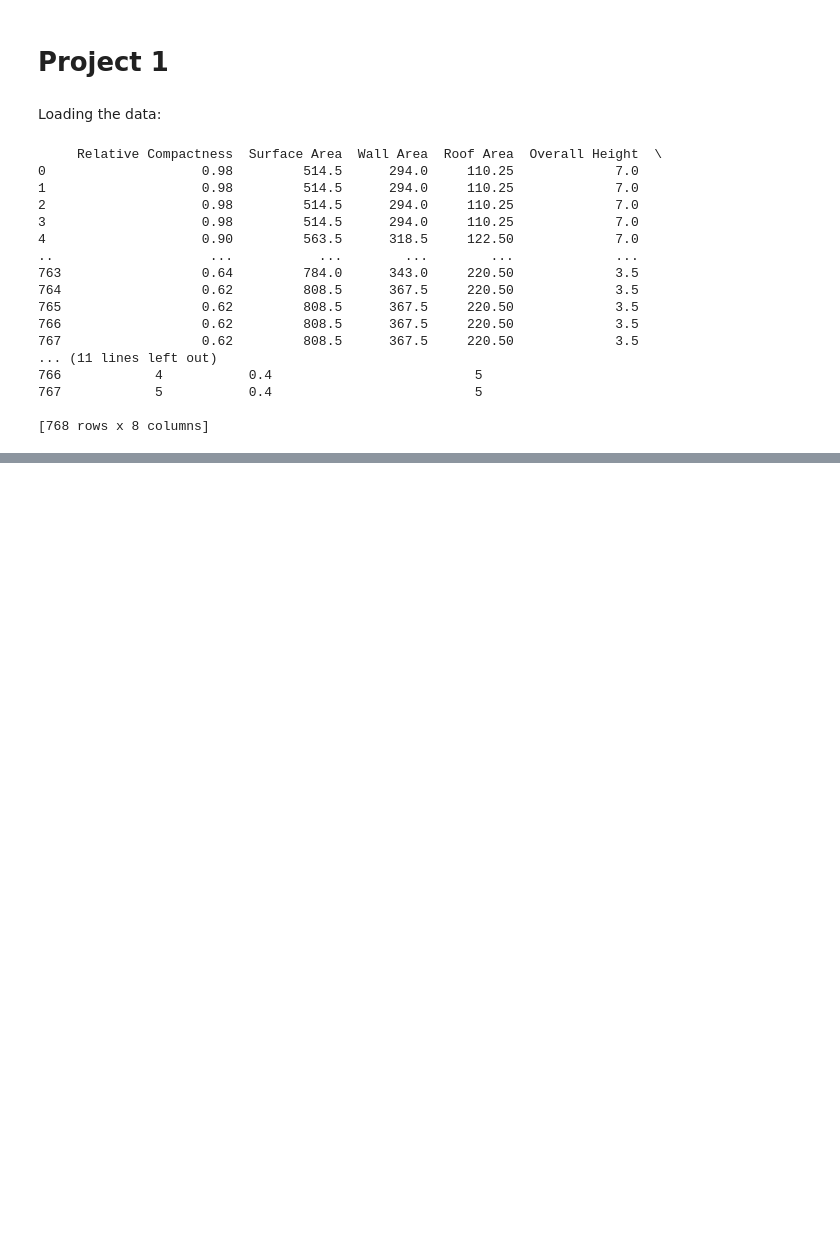
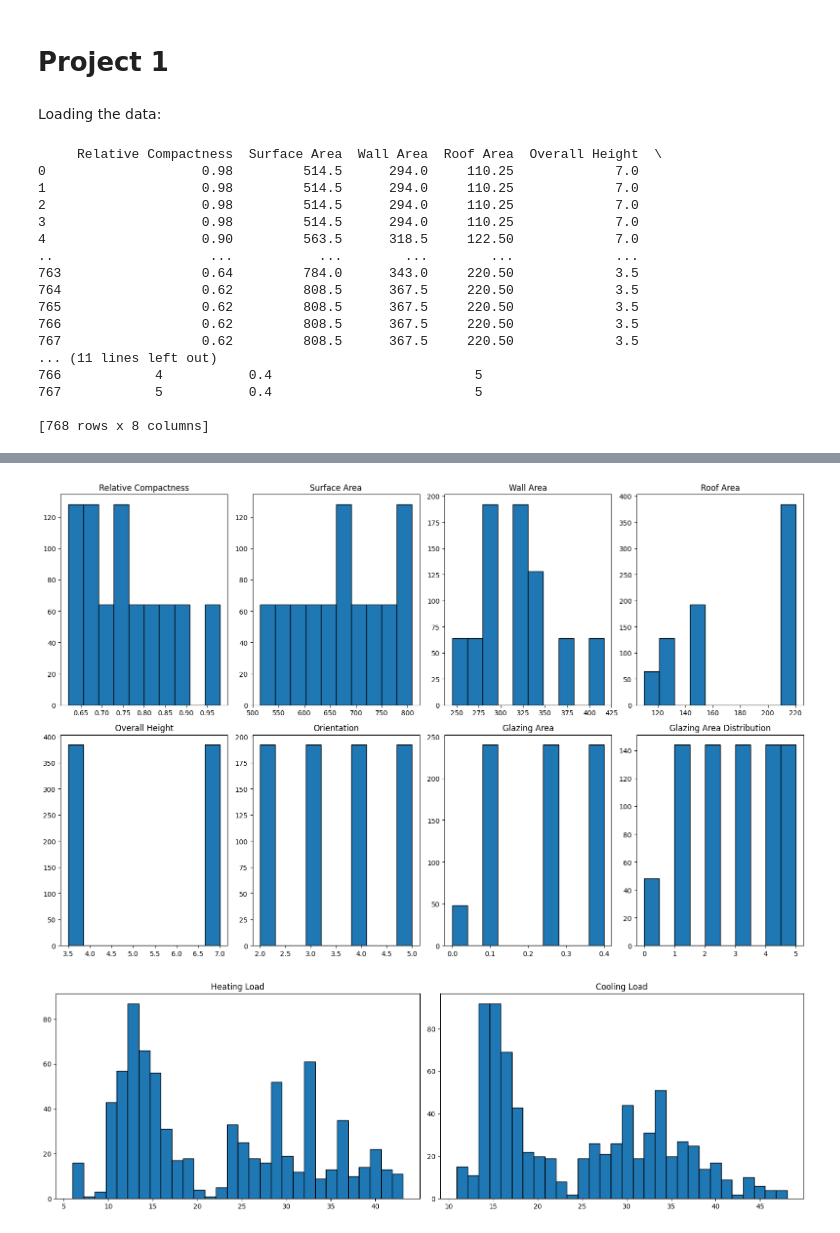
Before and after one commit to Pakkutaq/ml_project1, a Jupyter notebook: visualization.ipynb, the cells around one changed output, grey strips where cells are left out. Saved outputs shown, nothing was run; the diff lists cells and outputs as text; code cells hidden in the pictures; blank space fills up the shorter version.

```diff
--- a/visualization.ipynb
+++ b/visualization.ipynb
@@ -14,7 +14,7 @@ y = energy_efficiency.data.targets
 # %%
 # Changing column names
 X.columns = ['Relative Compactness', 'Surface Area', 'Wall Area', 'Roof Area', 'Overall Height', 'Orientation', 'Glazing Area', 'Glazing Area Distribution']
-Y.columns = ['Heating Load', 'Cooling Load']
+y.columns = ['Heating Load', 'Cooling Load']
 print(X)
 # %% [output]
      Relative Compactness  Surface Area  Wall Area  Roof Area  Overall Height  \
@@ -36,0 +54,11 @@ print(X)
+# %%
+X.hist(figsize=(16, 10), bins=10, edgecolor='black', layout=(2, 4), grid=False)
+plt.tight_layout()
+plt.show()
+
+y.hist(figsize=(16, 5), bins=30, edgecolor='black', layout=(1, 2), grid=False)
+plt.tight_layout()
+plt.show()
+# %% [output]
+[figure, added]
+[figure, added]
```
Also changed, not shown: parts of 5 cells of this notebook, 1 other file.
